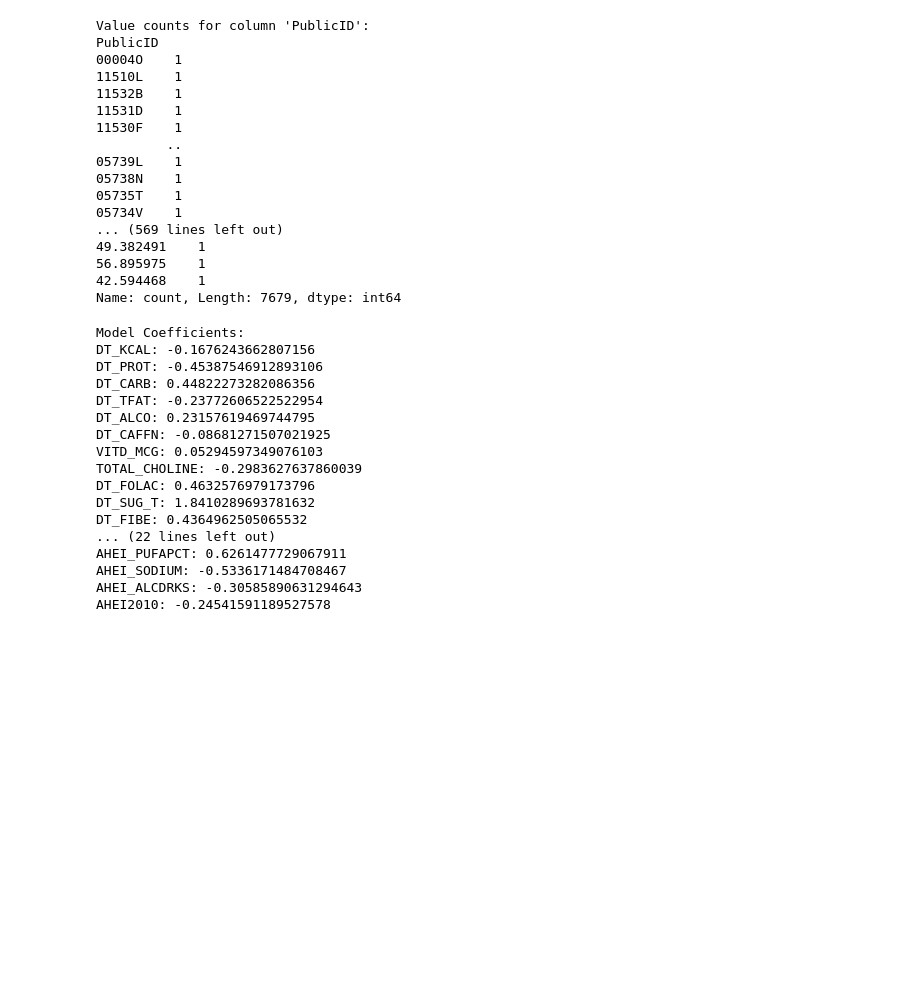
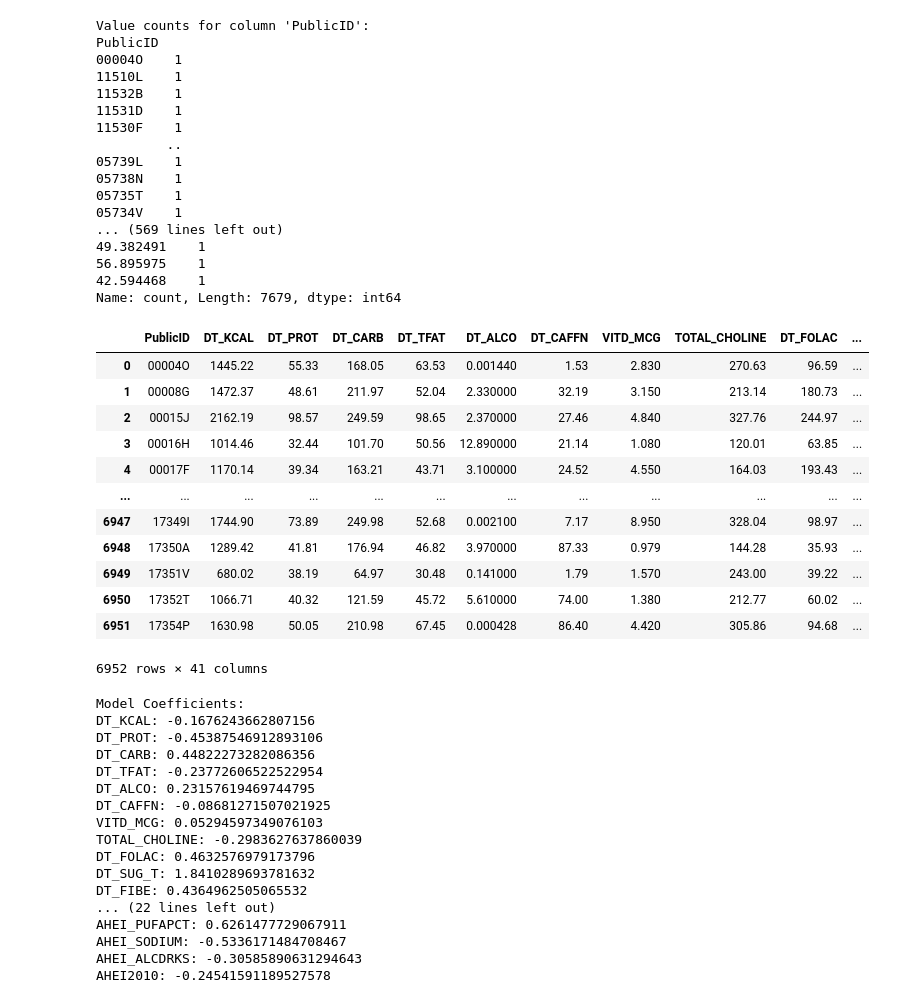
Before and after one commit to hetanshee/nuMoM2b, a Jupyter notebook: src/Food_Model.ipynb, the cells around one changed output. Drawn from its saved outputs; the diff is of its cells as text; code cells hidden in the pictures; blank space fills up the shorter version.

```diff
--- a/src/Food_Model.ipynb
+++ b/src/Food_Model.ipynb
@@ -36,7 +36,21 @@ df_out = pd.read_csv('outcome.csv',usecols=['MH_outcome','PublicID'])
 df = pd.merge(df, df_out, on='PublicID', how='inner')
 df = df.dropna()
 # %%
-df.to_csv('food_df.csv', index=False)
+df
+# %% [output]
+|  | PublicID | DT_KCAL | DT_PROT | DT_CARB | DT_TFAT | DT_ALCO | DT_CAFFN | VITD_MCG | TOTAL_CHOLINE | DT_FOLAC | ... |
+| 0 | 00004O | 1445.22 | 55.33 | 168.05 | 63.53 | 0.001440 | 1.53 | 2.830 | 270.63 | 96.59 | ... |
+| 1 | 00008G | 1472.37 | 48.61 | 211.97 | 52.04 | 2.330000 | 32.19 | 3.150 | 213.14 | 180.73 | ... |
+| 2 | 00015J | 2162.19 | 98.57 | 249.59 | 98.65 | 2.370000 | 27.46 | 4.840 | 327.76 | 244.97 | ... |
+| 3 | 00016H | 1014.46 | 32.44 | 101.70 | 50.56 | 12.890000 | 21.14 | 1.080 | 120.01 | 63.85 | ... |
+| 4 | 00017F | 1170.14 | 39.34 | 163.21 | 43.71 | 3.100000 | 24.52 | 4.550 | 164.03 | 193.43 | ... |
+| ... | ... | ... | ... | ... | ... | ... | ... | ... | ... | ... | ... |
+| 6947 | 17349I | 1744.90 | 73.89 | 249.98 | 52.68 | 0.002100 | 7.17 | 8.950 | 328.04 | 98.97 | ... |
+| 6948 | 17350A | 1289.42 | 41.81 | 176.94 | 46.82 | 3.970000 | 87.33 | 0.979 | 144.28 | 35.93 | ... |
+| 6949 | 17351V | 680.02 | 38.19 | 64.97 | 30.48 | 0.141000 | 1.79 | 1.570 | 243.00 | 39.22 | ... |
+| 6950 | 17352T | 1066.71 | 40.32 | 121.59 | 45.72 | 5.610000 | 74.00 | 1.380 | 212.77 | 60.02 | ... |
+| 6951 | 17354P | 1630.98 | 50.05 | 210.98 | 67.45 | 0.000428 | 86.40 | 4.420 | 305.86 | 94.68 | ... |
+6952 rows × 41 columns
 # %%
 X = df.drop(['PublicID','MH_outcome','PRENATALYEARS','PRENATALAMOUNT'],axis=1)
 y = df['MH_outcome']
```
Also changed, not shown: 6 other files.
